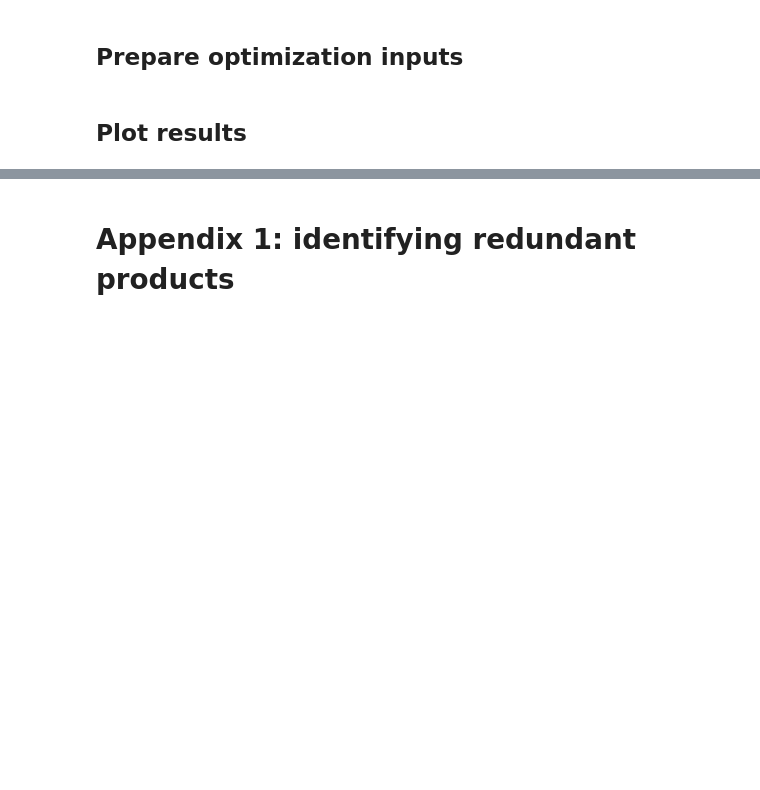
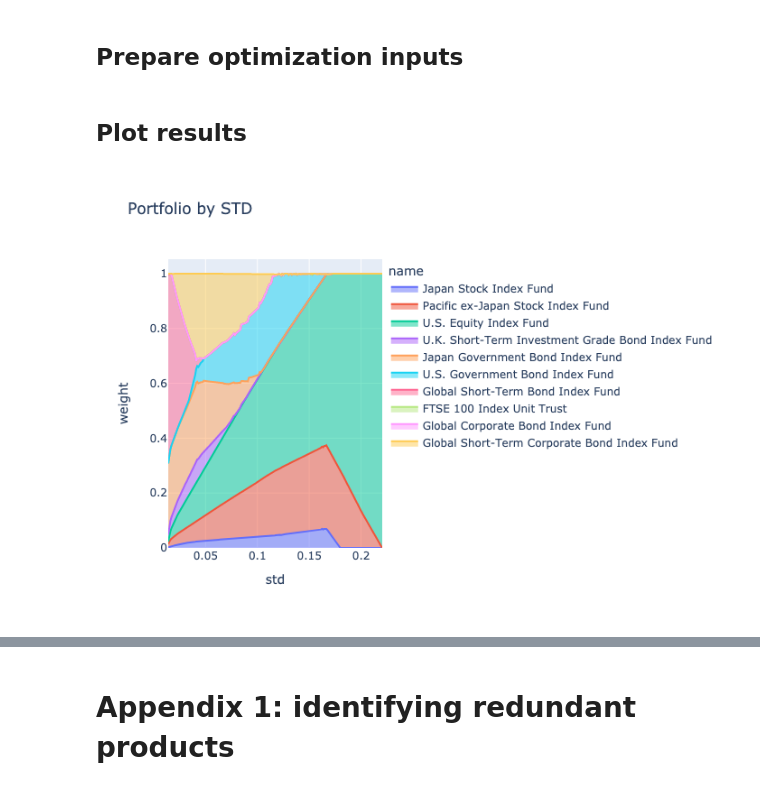
Before and after one commit to 0x26res/vanguard-optimizer, a Jupyter notebook: vanguard-optimizer.ipynb, the cells around one changed output, grey strips where cells are left out. Saved outputs shown, nothing was run; the diff lists cells and outputs as text; code cells hidden in the pictures; blank space fills up the shorter version.

```diff
--- a/vanguard-optimizer.ipynb
+++ b/vanguard-optimizer.ipynb
@@ -356,10 +370,12 @@ std_ptfs = (
 # %%
 df = (
     std_ptfs.drop("return")
     .melt(id_vars="std", variable_name="sedol", value_name="weight")
     .filter(pl.col("weight") > 0.001)
     .join(products_df.select(["sedol", "name"]), on="sedol")
     .to_pandas()
 )
-px.area(df, x="std", y="weight", color="name", title="Portfolio by STD").show()
+show(px.area(df, x="std", y="weight", color="name", title="Portfolio by STD"))
+# %% [output]
+[figure, added]
 # %%
```
Also changed, not shown: parts of 13 cells of this notebook, 1 other file.
